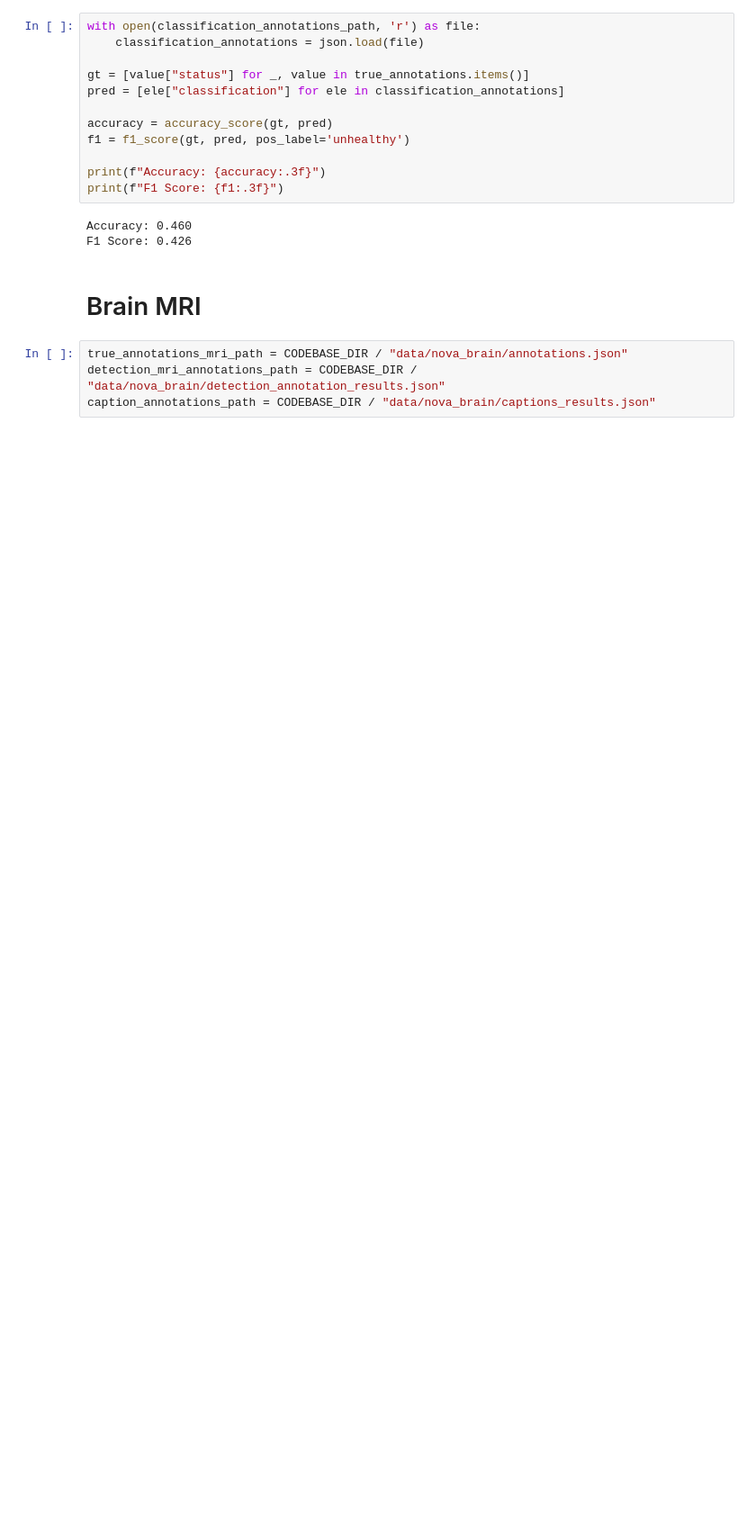
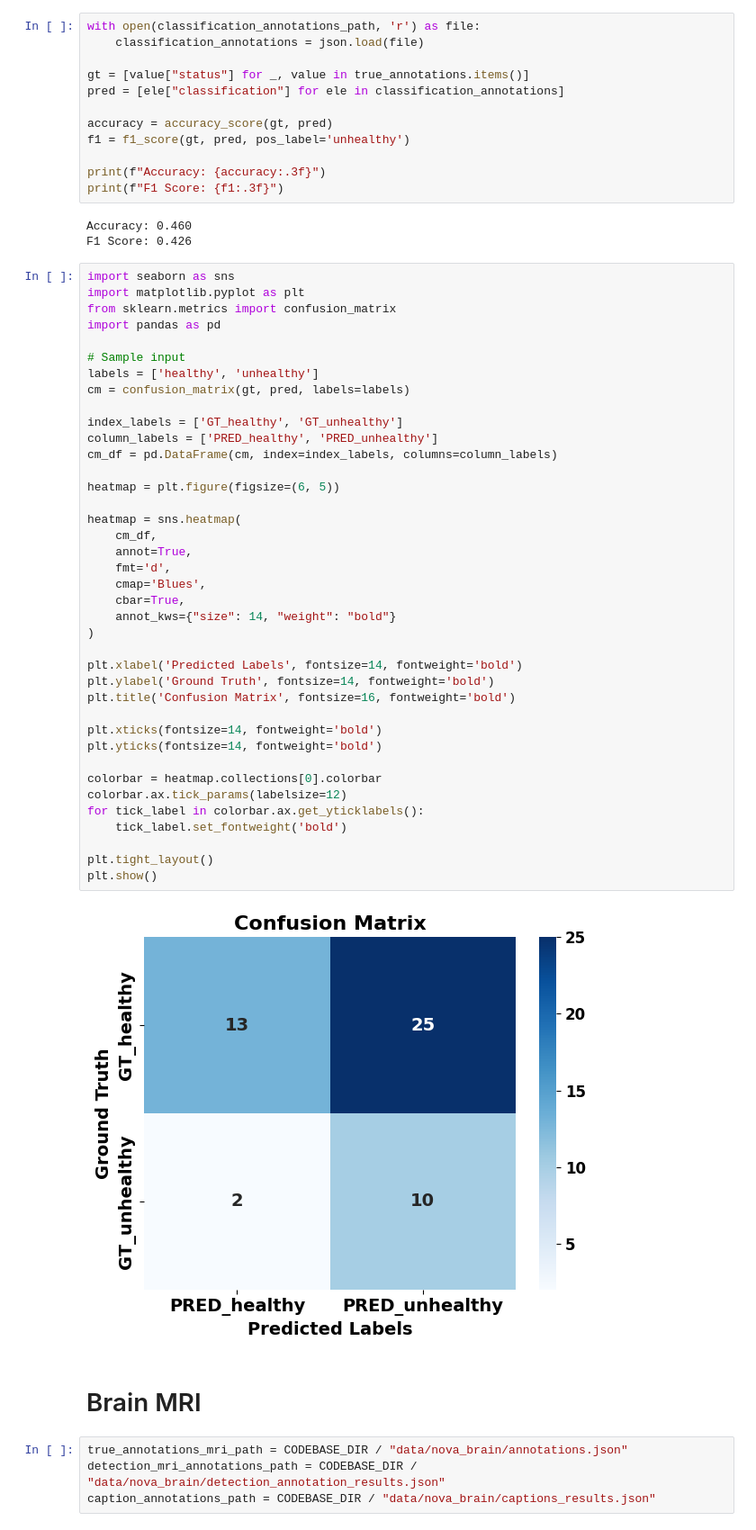
Before and after one commit to panthibivek/AI-in-Vision-Language-Models-in-Medical-Imaging, a Jupyter notebook: code/notebooks/evaluate.ipynb, the cells around one changed output. Shown at 90% size. Cells and saved outputs as stored; diff of their text form; blank space fills up the shorter version.

```diff
--- a/code/notebooks/evaluate.ipynb
+++ b/code/notebooks/evaluate.ipynb
@@ -147,6 +160,47 @@ print(f"F1 Score: {f1:.3f}")
 # %% [output]
 Accuracy: 0.460
 F1 Score: 0.426
+# %%
+import seaborn as sns
+import matplotlib.pyplot as plt
+from sklearn.metrics import confusion_matrix
+import pandas as pd
+
+# Sample input
+labels = ['healthy', 'unhealthy']
+cm = confusion_matrix(gt, pred, labels=labels)
+
+index_labels = ['GT_healthy', 'GT_unhealthy']
+column_labels = ['PRED_healthy', 'PRED_unhealthy']
+cm_df = pd.DataFrame(cm, index=index_labels, columns=column_labels)
+
+heatmap = plt.figure(figsize=(6, 5))
+
+heatmap = sns.heatmap(
+    cm_df,
+    annot=True,
+    fmt='d',
+    cmap='Blues',
+    cbar=True,
+    annot_kws={"size": 14, "weight": "bold"}
+)
+
+plt.xlabel('Predicted Labels', fontsize=14, fontweight='bold')
+plt.ylabel('Ground Truth', fontsize=14, fontweight='bold')
+plt.title('Confusion Matrix', fontsize=16, fontweight='bold')
+
+plt.xticks(fontsize=14, fontweight='bold')
+plt.yticks(fontsize=14, fontweight='bold')
+
+colorbar = heatmap.collections[0].colorbar
+colorbar.ax.tick_params(labelsize=12)
+for tick_label in colorbar.ax.get_yticklabels():
+    tick_label.set_fontweight('bold')
+
+plt.tight_layout()
+plt.show()
+# %% [output]
+[figure, added]
 # %% [markdown]
 # Brain MRI
 # %%
```
Also changed, not shown: parts of 10 cells of this notebook, 1 other file.
